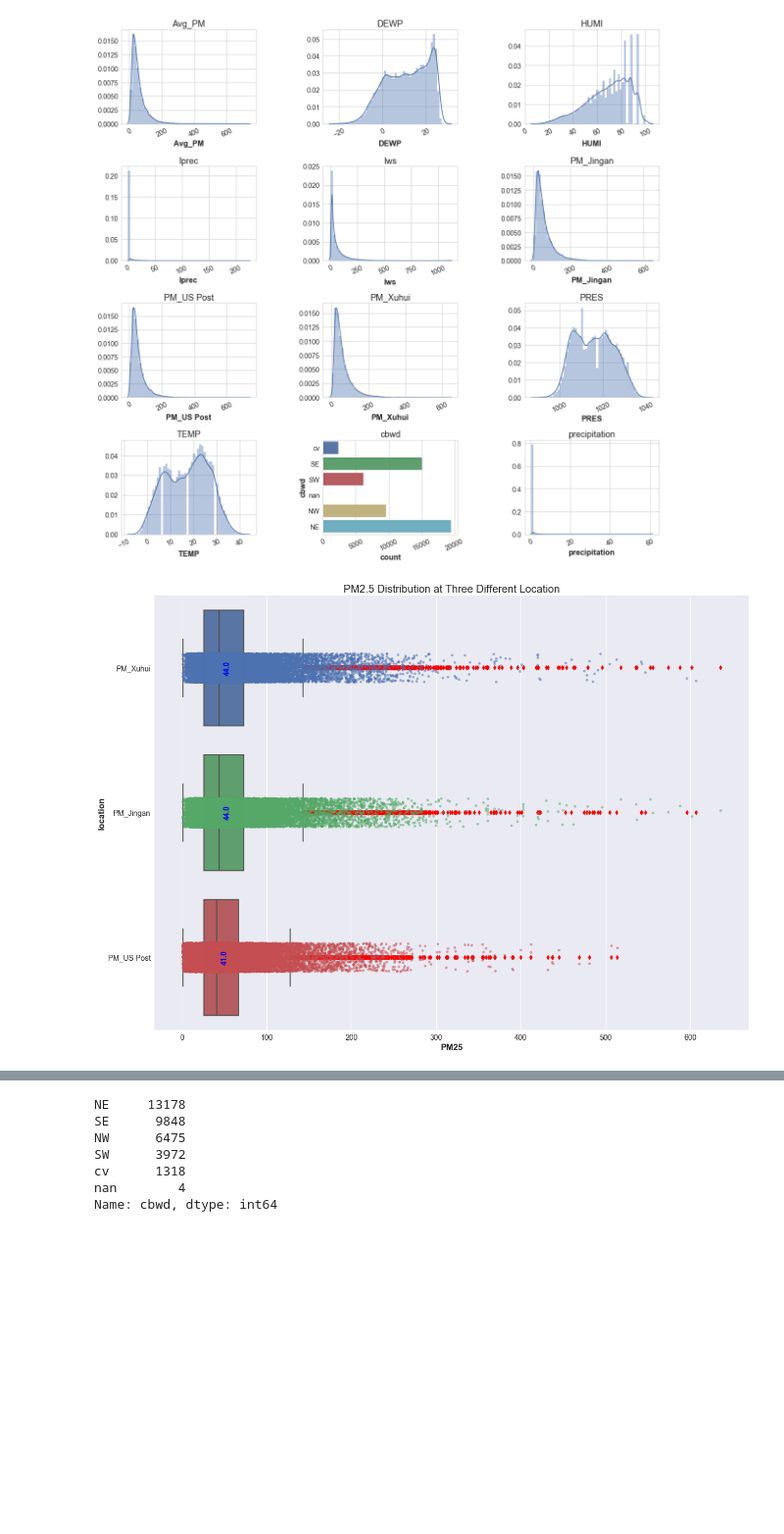
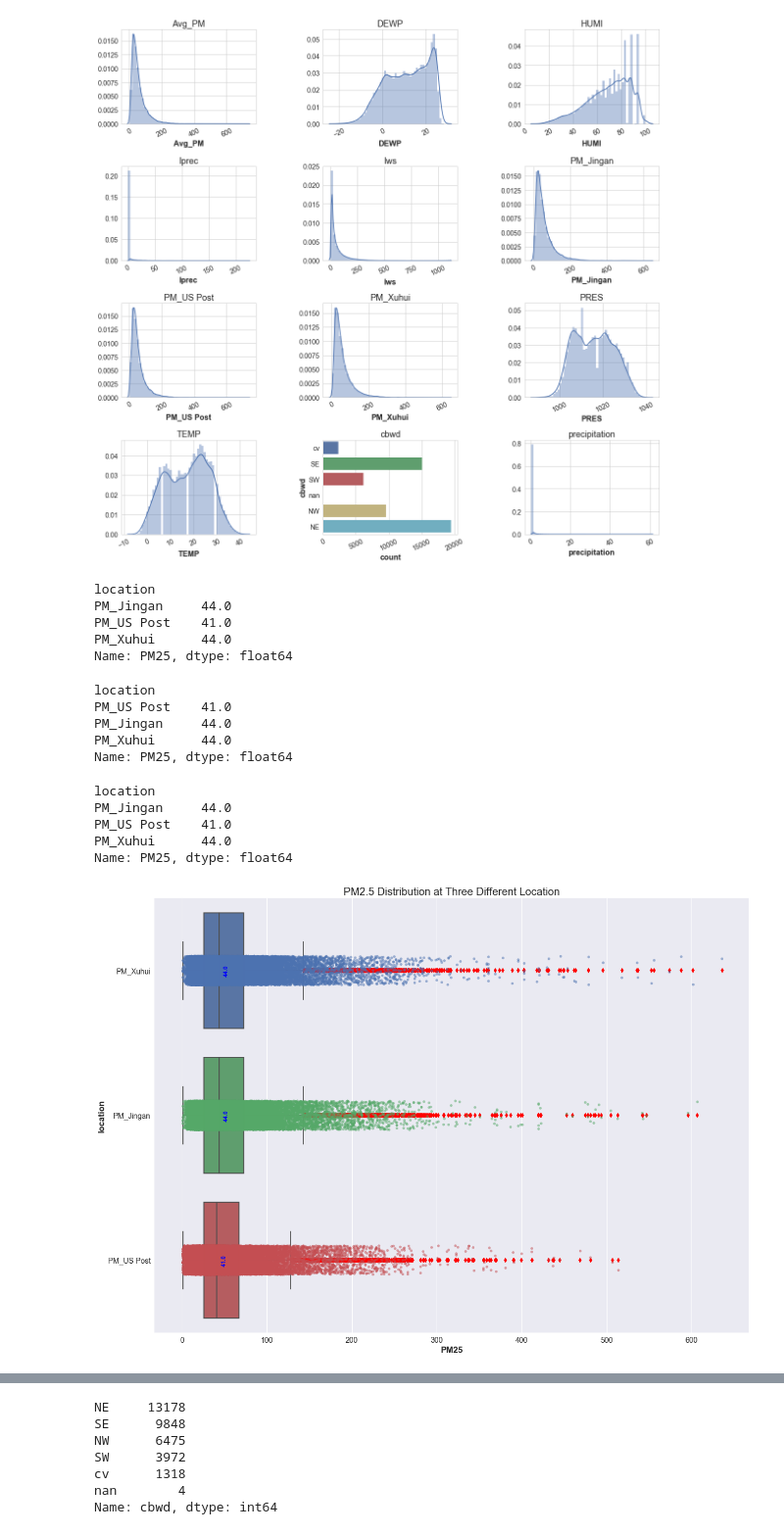
Before and after one commit to jigucci/Springboard_Capstone, a Jupyter notebook: Capstone_Project_Proposal/PM_analysis.ipynb, the cells around one changed output, grey strips where cells are left out. Shown at 98% size. Cells and saved outputs as stored; diff of their text form; code cells hidden in the pictures; blank space fills up the shorter version.

```diff
--- a/Capstone_Project_Proposal/PM_analysis.ipynb
+++ b/Capstone_Project_Proposal/PM_analysis.ipynb
@@ -606,6 +606,32 @@ plot_distribution(pm, excl=['No','year','season','month','day','hour','fulltime'
 [figure]
 # %%
 pm25_loc = pd.melt(pm_all, id_vars = ['fulltime'], value_vars = list(PM_col), var_name = 'location',value_name = 'PM25')
+# %%
+x=pm25_loc.groupby(by=['location'])['PM25'].median()
+# %%
+x
+# %% [output]
+location
+PM_Jingan     44.0
+PM_US Post    41.0
+PM_Xuhui      44.0
+Name: PM25, dtype: float64
+# %%
+x.reindex(['PM_US Post', 'PM_Jingan','PM_Xuhui'])
+# %% [output]
+location
+PM_US Post    41.0
+PM_Jingan     44.0
+PM_Xuhui      44.0
+Name: PM25, dtype: float64
+# %%
+x
+# %% [output]
+location
+PM_Jingan     44.0
+PM_US Post    41.0
+PM_Xuhui      44.0
+Name: PM25, dtype: float64
 # %%
 """sns.set_style("darkgrid")
 sns.set_context(rc={"figure.figsize": (20,15)})
@@ -613,7 +639,7 @@ ax = sns.boxplot(y="location", x="PM25", data=pm25_loc)
 #ax = sns.violinplot(y="location", x="PM25", data=pm25_loc)
 ax = sns.stripplot(y="location", x="PM25", data=pm25_loc, jitter = True, edgecolor="gray")
 """
-def box_strip(title, cat, val, data, size, vertical = True, ascend = False):
+def box_strip(title, cat, val, data, size, vertical = True, ascend = False, **args):
     """print boxplot and stripplot in seeaborn library
     Parameters
     ----------
@@ -621,45 +647,60 @@ def box_strip(title, cat, val, data, size, vertical = True, ascend = False):
     val: column name for numeric variable used by cat
     data: dataset
     size: size (width, height) of the plot
+    vertical: True - domain in y-axis, value in x-axis
     ascend: whether or not print the plot by the ascending median value of y
+    **args: key/value dictionary
+        sort = True, order = 'No': sort grouby values(median)
+        sort = False, order = 'random': no sort for grouby values(median), random order
+        sort = False, order = 'Yes', direction = [list]: no sort for grouby values(median), order with the given direction list
+
     """
     sns.set_style("darkgrid")
     fig = plt.figure(figsize=(size[0], size[1]))
     #sns.set_context(rc={"figure.figsize": size})
-    #sort median value
-    my_order = data.groupby(by=[cat])[val].median().sort_values(ascending = ascend)
+    #sort median value and use that as index order
+    if args['sort'] and args['order'] =='No':
+        my_order = data.groupby(by=[cat])[val].median().sort_values(ascending = ascend)
+    elif not args['sort'] and args['order'] == 'random':
+        my_order = data.groupby(by=[cat])[val].median()
+    else:
+        my_order = data.groupby(by=[cat])[val].median()
+        my_order = my_order.reindex(args['direction'])
 
     if vertical:
-        ax = sns.stripplot(y=cat, x=val, data=data, jitter = True, alpha = 0.5, edgecolor="gray")
+        ax = sns.stripplot(y=cat, x=val, data=data, order = my_order.index, jitter = True, alpha = 0.5, edgecolor="gray")
         flierprops = dict(markerfacecolor='r', markersize=7, linestyle='none')
         ax = sns.boxplot(y=cat, x=val, data=data, order = my_order.index, flierprops=flierprops)
 
     else:
         ax = sns.stripplot(y=val, x=cat, data=data, jitter = True, alpha = 0.5,edgecolor="gray")
         flierprops = dict(markerfacecolor='r', markersize=7, linestyle='none')
         ax = sns.boxplot(y=val, x=cat, data=data, order = my_order.index, flierprops=flierprops)
 
 
     medians = my_order.values
     median_labels = [str(np.round(s, 2)) for s in medians]
     pos = range(len(median_labels))
 
     #print median values
     for tick,label in zip(pos,ax.get_yticklabels()):
         if vertical:
             ax.text(medians[tick] + 5, pos[tick], median_labels[tick], verticalalignment='center',
                     rotation = 'vertical', size='x-small', color='b', weight='bold',fontsize=14)
         else:
             ax.text(pos[tick], medians[tick] + 5, median_labels[tick], horizontalalignment='center',
                     rotation = 'horizontal', size='x-small', color='b', weight='bold',fontsize=14)
 
     ax.set_title(title)
 
+args = {'sort':True,'order':'No'}
+#args = {'sort':False,'order':'random'}
+#args = {'sort':False, 'order': 'Yes', 'direction':['PM_US Post', 'PM_Jingan','PM_Xuhui']}
 
 box_strip('PM2.5 Distribution at Three Different Location', 'location', 'PM25',
-                   data= pm25_loc, size = (20, 15), vertical = True, ascend = False)
+                   data= pm25_loc, size = (20, 15), vertical = True, ascend = False, **args)
 # %% [output]
-[figure, old version]
+[figure, new version]
 # %%
 pm_notnull = pm[pm['Avg_PM'].notnull()]
 # %%
```
Also changed, not shown: parts of 28 cells of this notebook.
